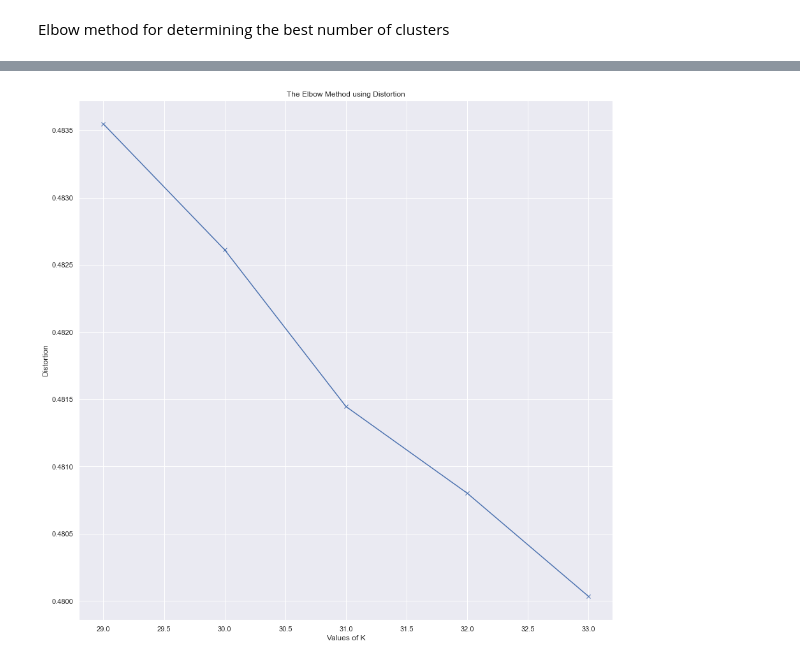
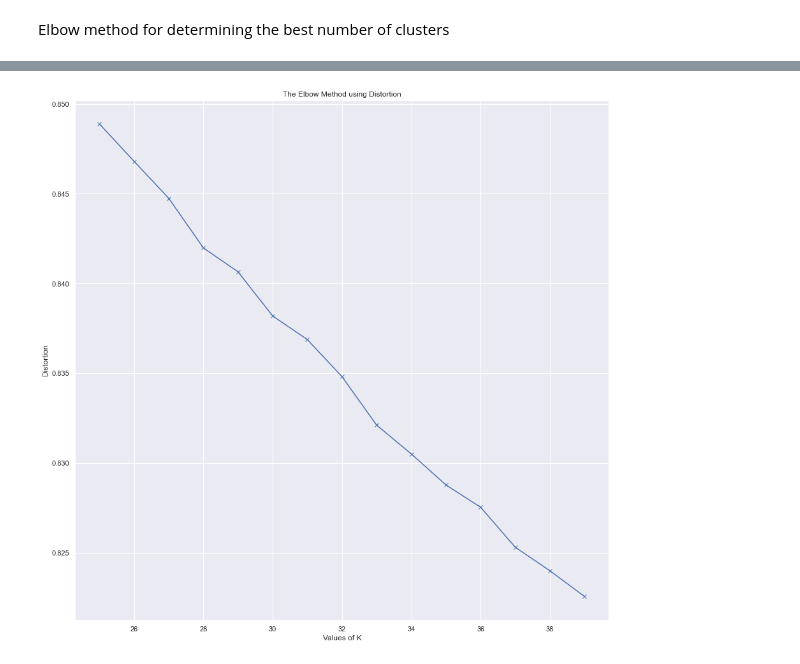
Before and after one commit to mijovicmia/4YP, a Jupyter notebook: Work/work w5.ipynb, the cells around one changed output, grey strips where cells are left out. Cells and saved outputs as stored; diff of their text form; code cells hidden in the pictures.

```diff
--- a/Work/work w5.ipynb
+++ b/Work/work w5.ipynb
@@ -532,0 +556,6 @@ print(list(df_combined.filteredAbstracts.head(3)))
+# %%
+# Remove stop words
+df_combined['filteredAbstracts'] = df_combined.filteredAbstracts.apply(clean)
+# %%
+# Filter out unigrams as well
+df_combined['doubleFilteredAbstracts'] = df_combined.filteredAbstracts.apply(filterAdvance)
@@ -551,7 +596,7 @@ from sklearn.feature_extraction.text import CountVectorizer
 import numpy as np
 matrix = CountVectorizer(analyzer=lambda x: x)
 lenCorpus = 10000
-X = matrix.fit_transform(df_combined['filteredAbstracts'].to_numpy()).toarray()
+X = matrix.fit_transform(df_combined['doubleFilteredAbstracts'].to_numpy()).toarray()
 # category 0 for CS, 1 for random
 category = np.zeros((lenCorpus, 1))
 category2 = np.ones((lenCorpus, 1))
@@ -750,7 +795,7 @@ def getVectorEmbeddings(terms, vectors):
     mean_tmp = tmp.mean(axis = 0)
     return mean_tmp
 # %%
-df_combined["vectors"] = df_combined.filteredAbstracts.apply(getVectorEmbeddings, vectors = vectors)
+df_combined["vectors"] = df_combined.doubleFilteredAbstracts.apply(getVectorEmbeddings, vectors = vectors)
 # %%
 df_combined
 # %% [output]
@@ -955,8 +1002,8 @@ elbow(range_n_clusters)
 # %%
-range_n_clusters = range(29, 34)
+range_n_clusters = range(25, 40)
 elbow(range_n_clusters)
 # %% [output]
-[figure, old version]
+[figure, new version]
 # %%
 import matplotlib.cm as cm
 
```
Also changed, not shown: parts of 37 cells of this notebook.
